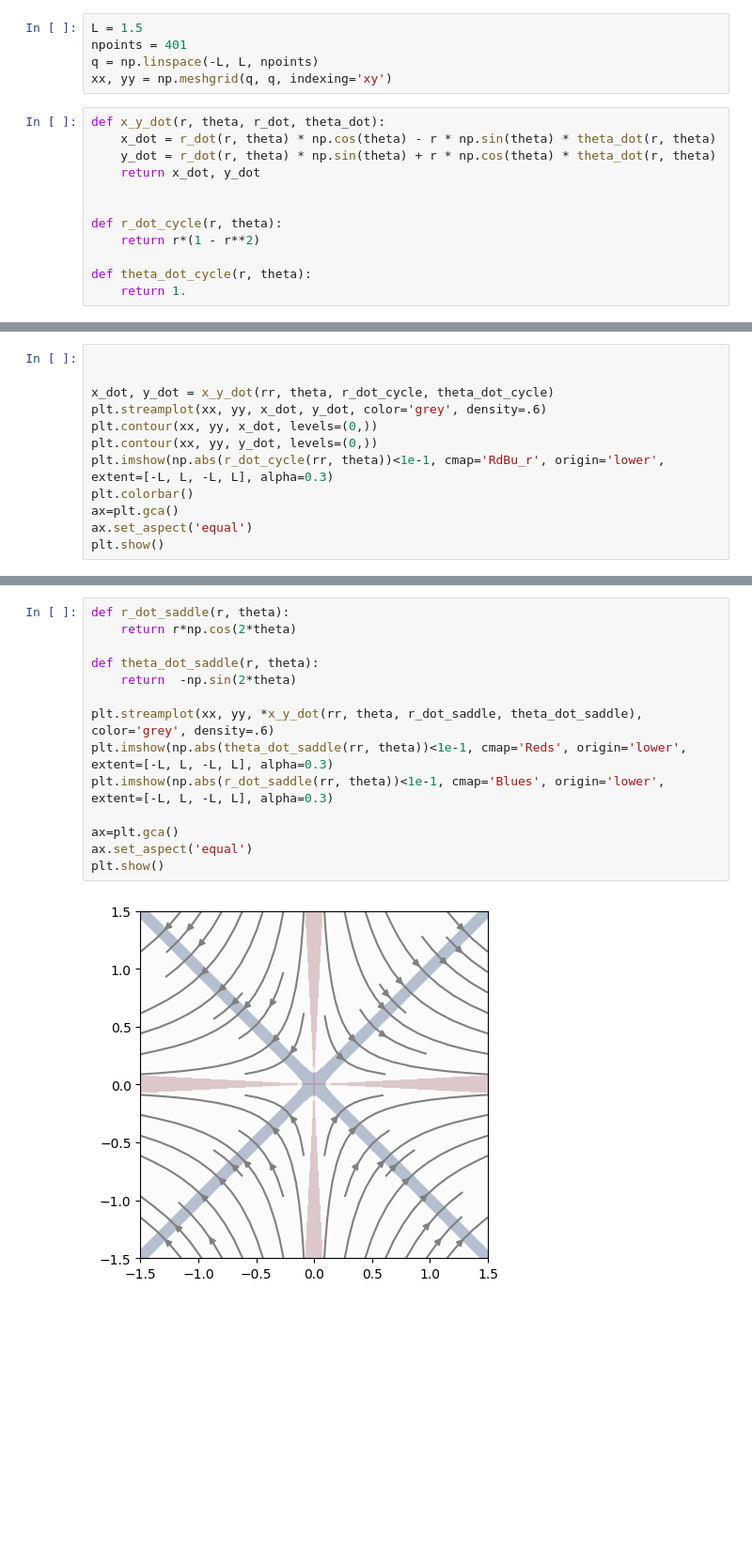
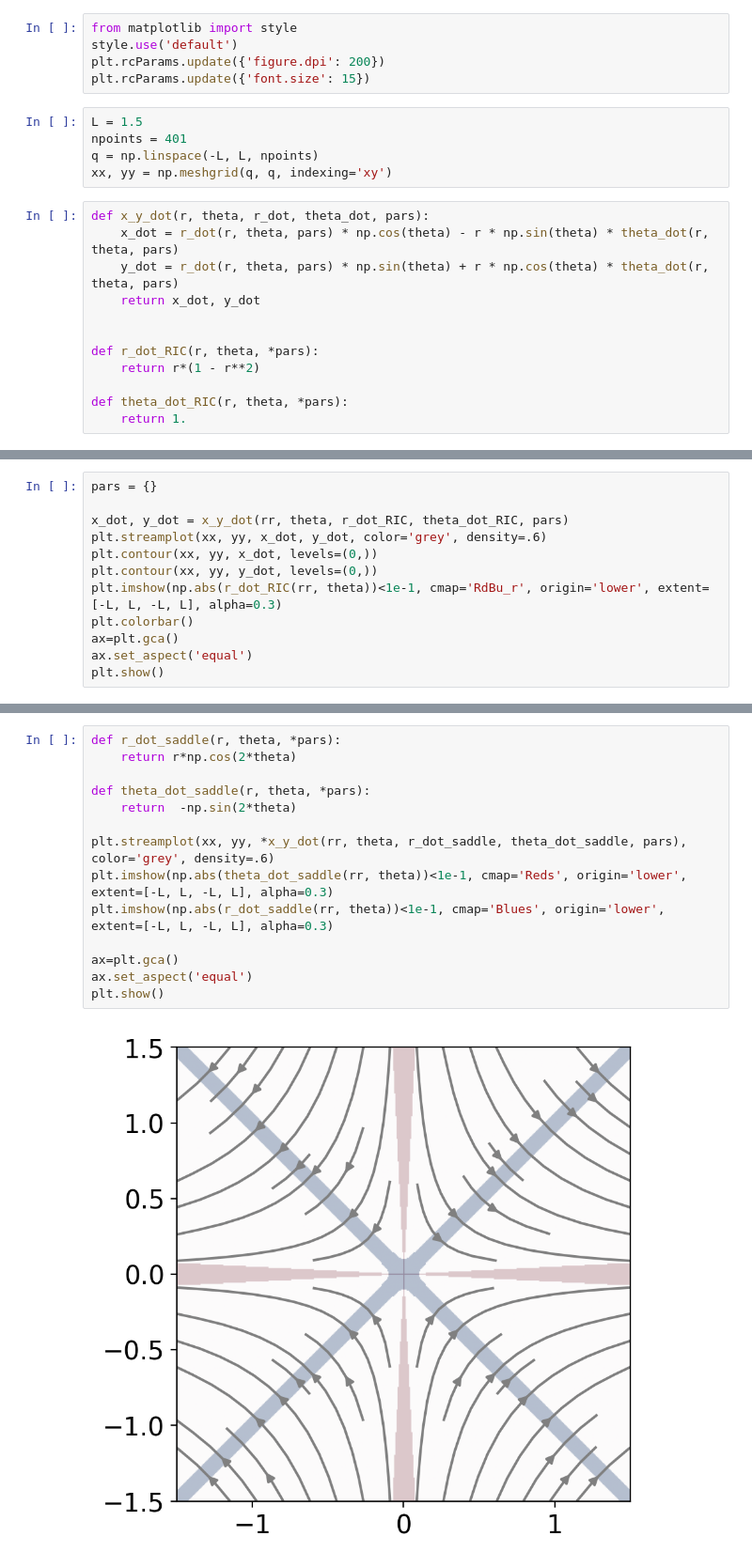
Before and after one commit to victoria-mochulska/evoscape, a Jupyter notebook: notebooks/normal_forms_bifurcations.ipynb, the cells around one changed output, grey strips where cells are left out. Shown at 94% size. Drawn from its saved outputs; the diff is of its cells as text; blank space fills up the shorter version.

```diff
--- a/notebooks/normal_forms_bifurcations.ipynb
+++ b/notebooks/normal_forms_bifurcations.ipynb
@@ -6,21 +7,26 @@ import matplotlib.colors as colors
 
 pi = np.pi
+# %%
+from matplotlib import style
+style.use('default')
+plt.rcParams.update({'figure.dpi': 200})
+plt.rcParams.update({'font.size': 15})
 # %%
 L = 1.5
 npoints = 401
 q = np.linspace(-L, L, npoints)
 xx, yy = np.meshgrid(q, q, indexing='xy')
 # %%
-def x_y_dot(r, theta, r_dot, theta_dot):
-    x_dot = r_dot(r, theta) * np.cos(theta) - r * np.sin(theta) * theta_dot(r, theta)
-    y_dot = r_dot(r, theta) * np.sin(theta) + r * np.cos(theta) * theta_dot(r, theta)
+def x_y_dot(r, theta, r_dot, theta_dot, pars):
+    x_dot = r_dot(r, theta, pars) * np.cos(theta) - r * np.sin(theta) * theta_dot(r, theta, pars)
+    y_dot = r_dot(r, theta, pars) * np.sin(theta) + r * np.cos(theta) * theta_dot(r, theta, pars)
     return x_dot, y_dot
 
 
-def r_dot_cycle(r, theta):
+def r_dot_RIC(r, theta, *pars):
     return r*(1 - r**2)
 
-def theta_dot_cycle(r, theta):
+def theta_dot_RIC(r, theta, *pars):
     return 1.
 # %%
 
@@ -40,11 +46,11 @@ plt.show()
 # %%
+pars = {}
 
-
-x_dot, y_dot = x_y_dot(rr, theta, r_dot_cycle, theta_dot_cycle)
+x_dot, y_dot = x_y_dot(rr, theta, r_dot_RIC, theta_dot_RIC, pars)
 plt.streamplot(xx, yy, x_dot, y_dot, color='grey', density=.6)
 plt.contour(xx, yy, x_dot, levels=(0,))
 plt.contour(xx, yy, y_dot, levels=(0,))
-plt.imshow(np.abs(r_dot_cycle(rr, theta))<1e-1, cmap='RdBu_r', origin='lower', extent=[-L, L, -L, L], alpha=0.3)
+plt.imshow(np.abs(r_dot_RIC(rr, theta))<1e-1, cmap='RdBu_r', origin='lower', extent=[-L, L, -L, L], alpha=0.3)
 plt.colorbar()
 ax=plt.gca()
 ax.set_aspect('equal')
@@ -67,16 +73,16 @@ plt.show()
 # %%
-def r_dot_saddle(r, theta):
+def r_dot_saddle(r, theta, *pars):
     return r*np.cos(2*theta)
 
-def theta_dot_saddle(r, theta):
+def theta_dot_saddle(r, theta, *pars):
     return  -np.sin(2*theta)
 
-plt.streamplot(xx, yy, *x_y_dot(rr, theta, r_dot_saddle, theta_dot_saddle), color='grey', density=.6)
+plt.streamplot(xx, yy, *x_y_dot(rr, theta, r_dot_saddle, theta_dot_saddle, pars), color='grey', density=.6)
 plt.imshow(np.abs(theta_dot_saddle(rr, theta))<1e-1, cmap='Reds', origin='lower', extent=[-L, L, -L, L], alpha=0.3)
 plt.imshow(np.abs(r_dot_saddle(rr, theta))<1e-1, cmap='Blues', origin='lower', extent=[-L, L, -L, L], alpha=0.3)
 
 ax=plt.gca()
 ax.set_aspect('equal')
 plt.show()
 # %% [output]
-[figure, old version]
+[figure, new version]
```
Also changed, not shown: parts of 21 cells of this notebook, 16 other files.
